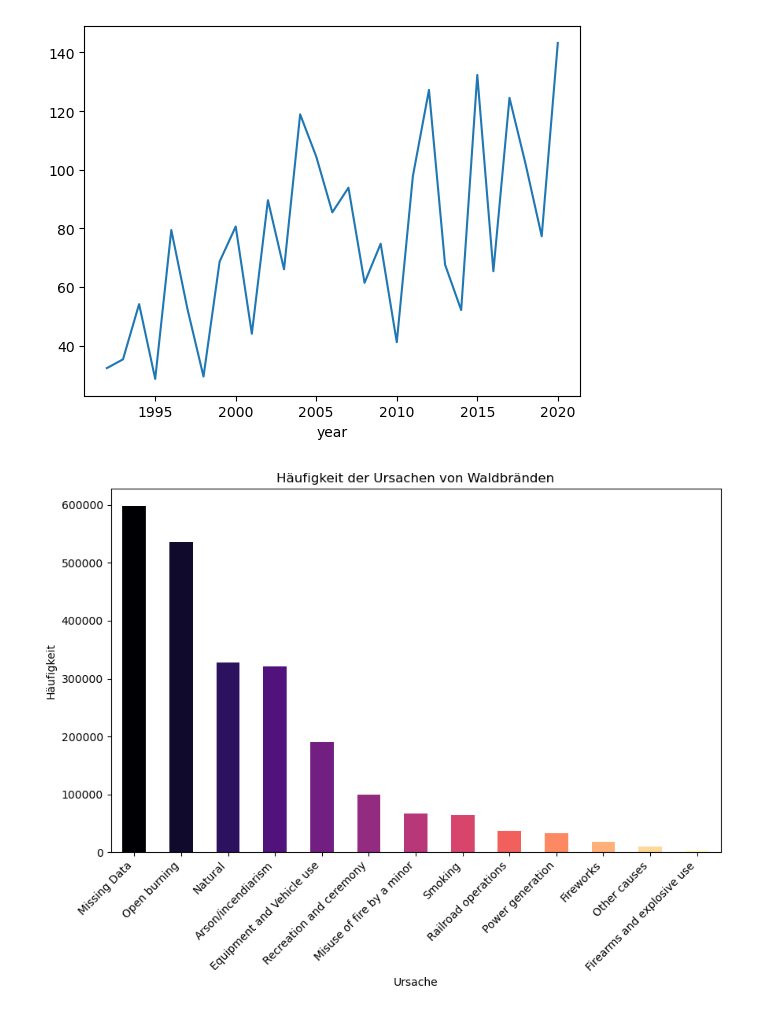
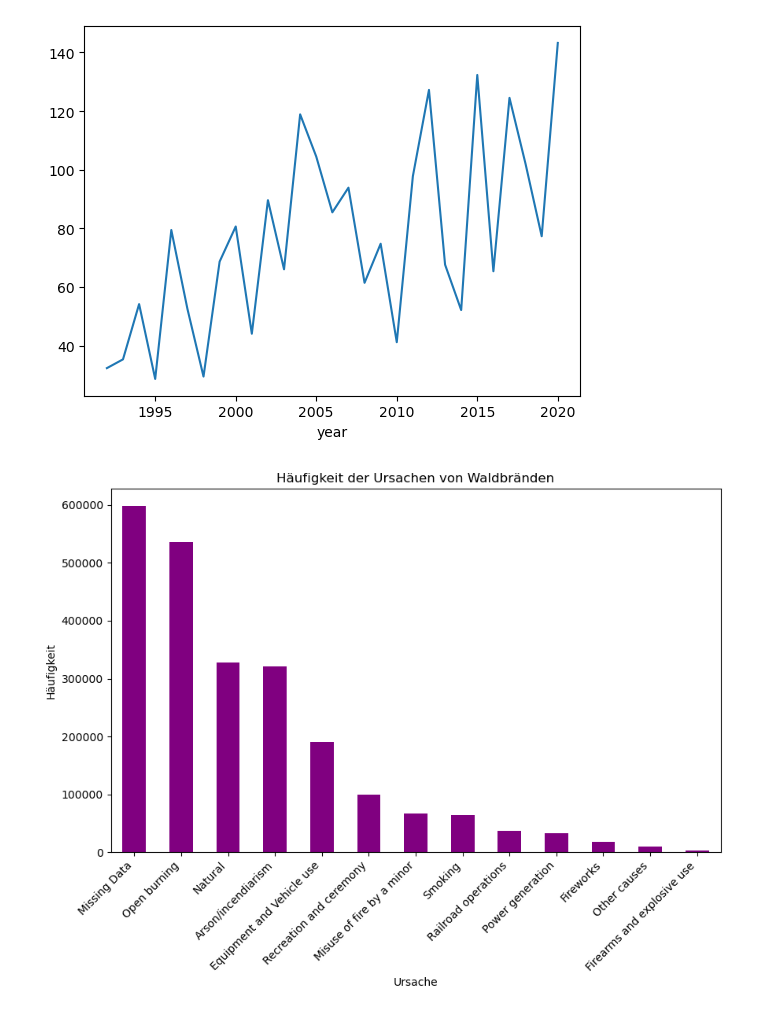
Before and after one commit to erikwisberger/Wildfire_Vizualization, a Jupyter notebook: analyse.ipynb, the cells around one changed output. Drawn from its saved outputs; the diff is of its cells as text; code cells hidden in the pictures.

Commit message:
Changes Color

```diff
--- a/analyse.ipynb
+++ b/analyse.ipynb
@@ -82,19 +82,18 @@ df.groupby("year")["size"].mean().plot()
 # %%
 #Christophs Code
 cause_counts = df['cause_description'].value_counts()
 
 plt.figure(figsize=(10,6))
 
-colors = plt.cm.magma(np.linspace(0, 1, len(cause_counts)))
 
-bars = cause_counts.plot(kind = 'bar', color = colors)
+bars = cause_counts.plot(kind = 'bar', color = 'purple')
 plt.title('Häufigkeit der Ursachen von Waldbränden')
 plt.xlabel('Ursache')
 plt.ylabel('Häufigkeit')
 
 new_labels = ['Missing Data', 'Open burning', 'Natural', 'Arson/incendiarism', 'Equipment and Vehicle use', 'Recreation and ceremony', 'Misuse of fire by a minor', 'Smoking', 'Railroad operations', 'Power generation', 'Fireworks', 'Other causes', 'Firearms and explosive use']
 
 plt.xticks(ticks = range(len(new_labels)), labels = new_labels, rotation = 45, ha = 'right')
 plt.show()
 # %% [output]
-[figure, old version]
+[figure, new version]
```
